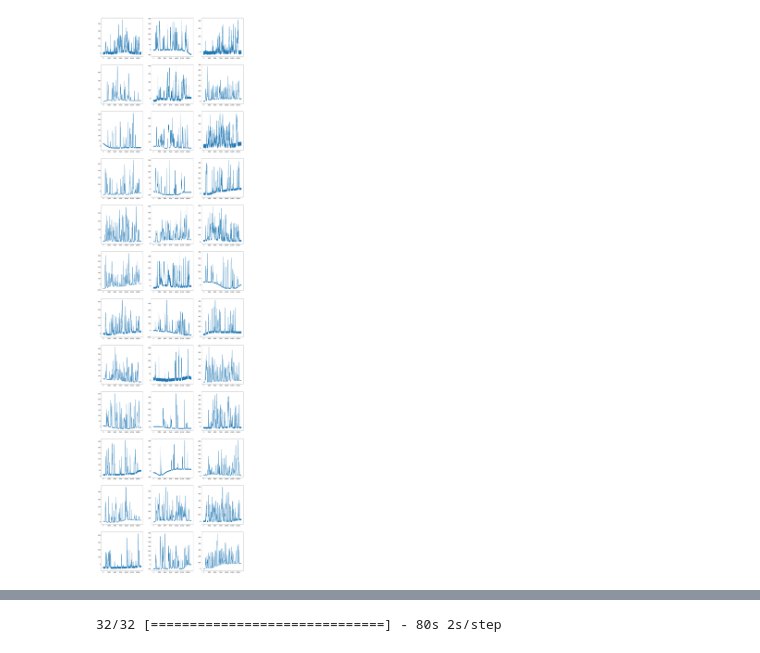
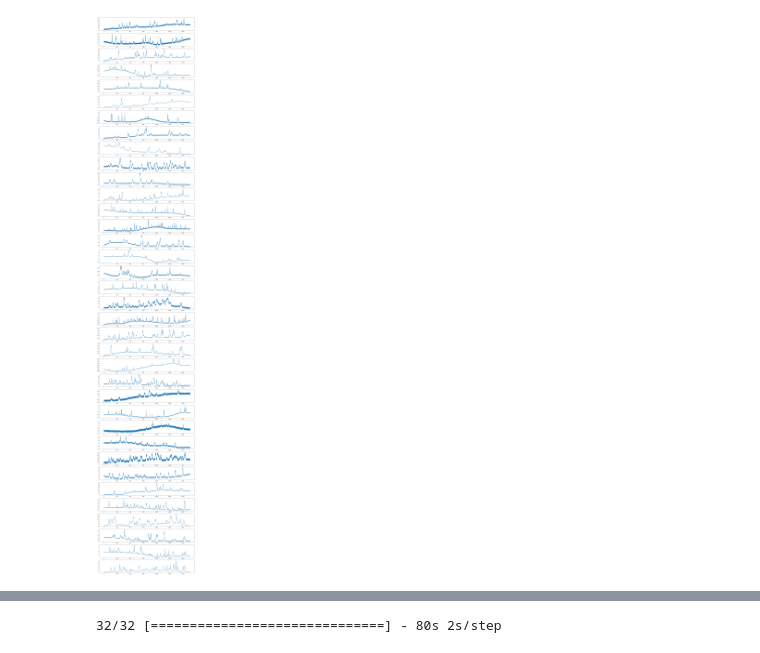
Before and after one commit to akensert/deep-learning-peak-detection, a Jupyter notebook: notebooks/01_convolutional-neural-network.ipynb, the cells around one changed output, grey strips where cells are left out. Cells and saved outputs as stored; diff of their text form; code cells hidden in the pictures.

Commit message:
update simulator further

```diff
--- a/notebooks/01_convolutional-neural-network.ipynb
+++ b/notebooks/01_convolutional-neural-network.ipynb
@@ -36,12 +36,12 @@ from cnn.data_generators import DataGenerator
 # %%
 simulator_train = Simulator()
 
-fig, axes = plt.subplots(12, 3, figsize=(20, 80))
+fig, axes = plt.subplots(36, 1, figsize=(20, 120))
 for i in range(36):
-    out = simulator_train._generate(i)
+    out = simulator_train._generate(i+100)
     axes.reshape(-1)[i].plot(out['chromatogram'])
 # %% [output]
-[figure, old version]
+[figure, new version]
 # %%
 
 
```
Also changed, not shown: parts of 4 cells of this notebook, 1 other file.
